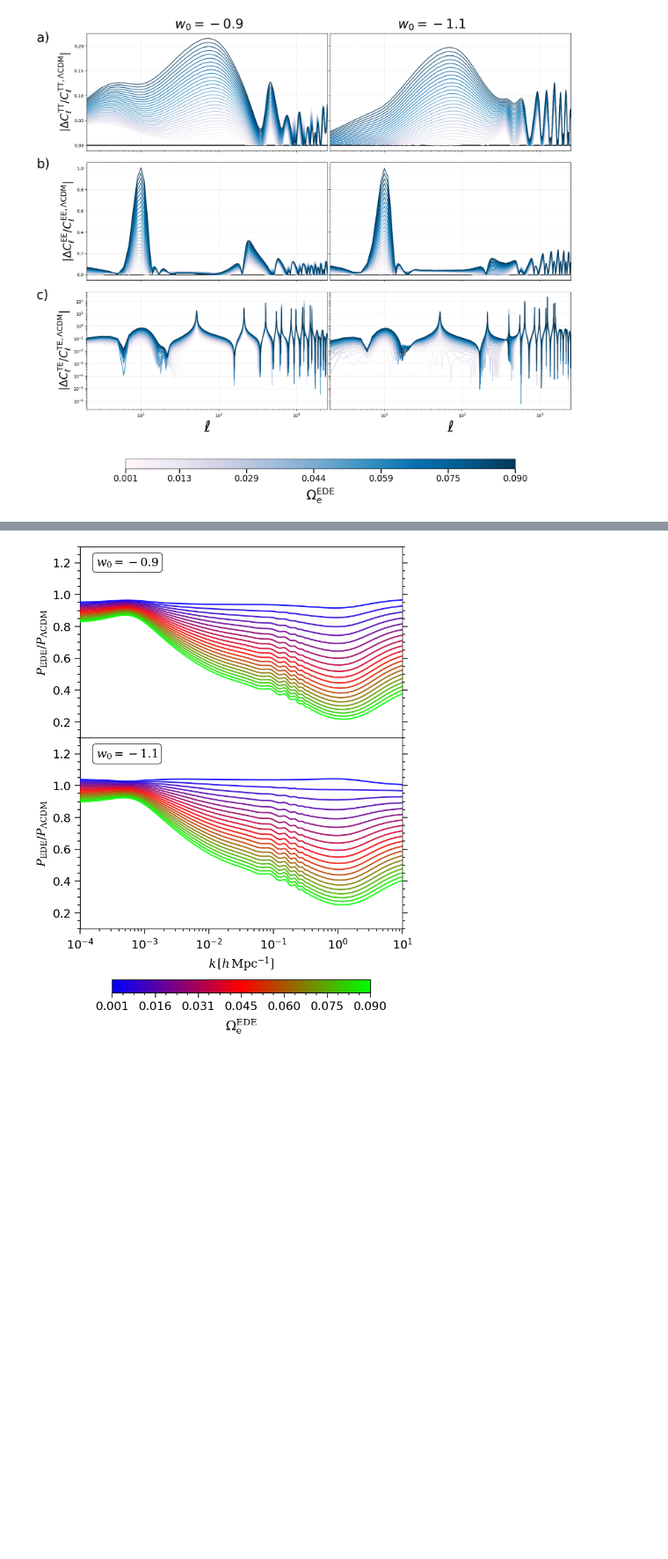
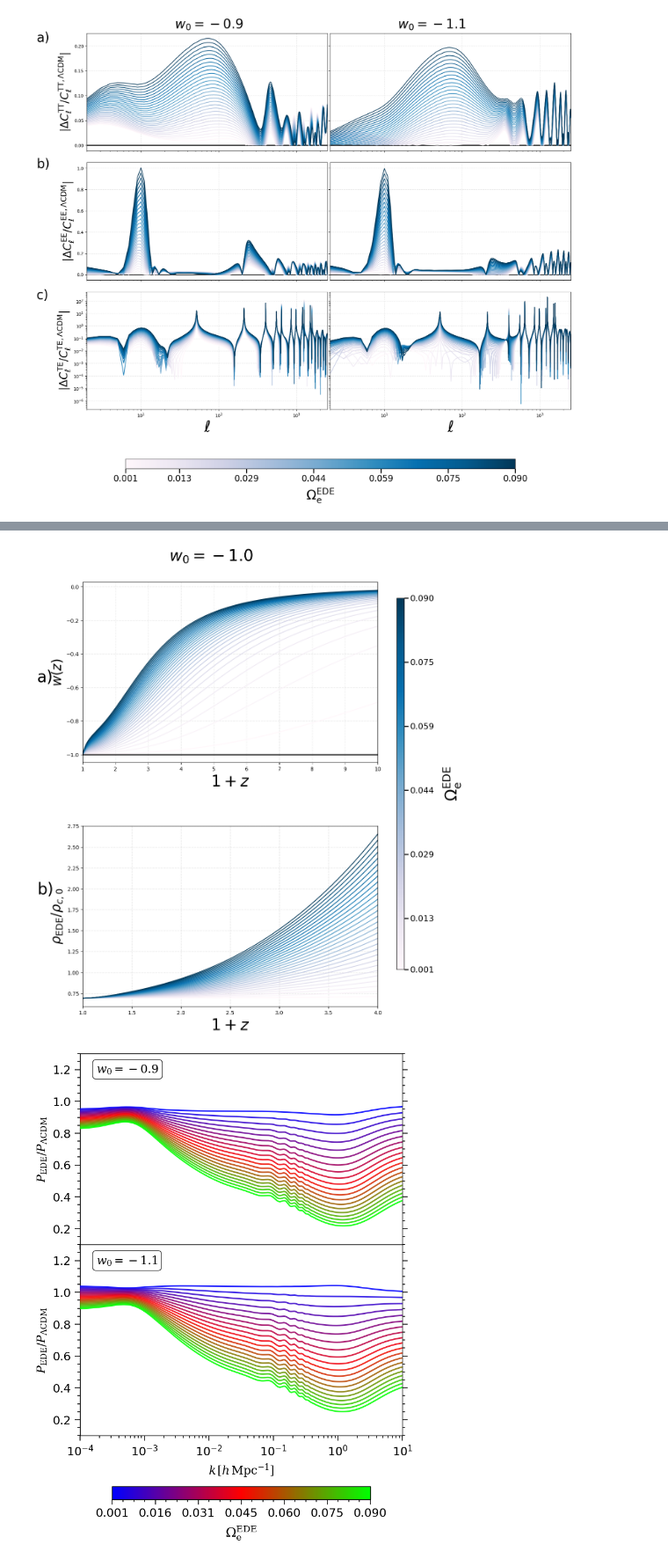
Before and after one commit to mazapataa/EDE, a Jupyter notebook: class_ede/notebooks/EDE_model (1).ipynb, the cells around one changed output, grey strips where cells are left out. Shown at 88% size. Drawn from its saved outputs; the diff is of its cells as text; code cells hidden in the pictures; blank space fills up the shorter version.

Commit message:
new background plot

```diff
--- a/class_ede/notebooks/EDE_model (1).ipynb
+++ b/class_ede/notebooks/EDE_model (1).ipynb
@@ -451,3 +525,102 @@ plt.show()
+# %%
+# ----------------------------------------------------------------------------
+# PLOT: w(z) AND rho_EDE(z)/rho_{c,0} FOR w0 = -1.0 ONLY
+# Single column, two rows, colorbar on the RIGHT, linear x-scale for w(z)
+# ----------------------------------------------------------------------------
+
+case_w1_bg = background_results[-1.0]
+
+def restrict(x_list, y_list, x_min, x_max):
+    """Trim each (x, y) curve to [x_min, x_max] BEFORE plotting so autoscale
+    never sees the huge early-universe values outside the visible range."""
+    x_out, y_out = [], []
+    for x, y in zip(x_list, y_list):
+        mask = (x >= x_min) & (x <= x_max)
+        x_out.append(x[mask])
+        y_out.append(y[mask])
+    return x_out, y_out
+
+fig, axes = plt.subplots(2, 1, figsize=(10, 14))  # different x-ranges per row -> no sharex
+
+for ax in axes:
+    ax.grid(False)
+
+cmap = plt.cm.PuBu
+norm = plt.Normalize(vmin=min(Omega_ede_values), vmax=max(Omega_ede_values))
+colors = [cmap(norm(Omega_ede)) for Omega_ede in Omega_ede_values]
+
+# ----------------------------------------------------------------------------
+# ROW 1: EQUATION OF STATE w(z), LINEAR x-SCALE, 1+z in [1, 10]
+# ----------------------------------------------------------------------------
+
+x_min1, x_max1 = 1, 10
+x1_r1, w1_r1 = restrict(case_w1_bg['one_plus_z'], case_w1_bg['w_fld'], x_min1, x_max1)
+
+ax = axes[0]
+for i in range(len(x1_r1)):
+    ax.plot(x1_r1[i], w1_r1[i], color=colors[i], lw=1.5, alpha=1.0)
+ax.axhline(y=-1, color='black', linestyle='-', alpha=1.0, linewidth=2.0)
+ax.set_ylabel(r"$w(z)$", fontsize=25)
+ax.set_xlabel(r"$1+z$", fontsize=30)
+ax.set_xlim(x_min1, x_max1)
+ax.grid(alpha=0.3, linestyle='--', linewidth=1.0)
+
+fig.text(0.02, 0.70, 'a)', fontsize=30, rotation=0, verticalalignment='center')
+fig.text(0.48, 0.92, r"$w_0 = -1.0$", fontsize=30, ha='center')
+
+# ----------------------------------------------------------------------------
+# ROW 2: NORMALIZED ENERGY DENSITY rho_EDE/rho_{c,0}, 1+z in [1, 4]
+# ----------------------------------------------------------------------------
+
+x_min2, x_max2 = 1, 4
+x1_r2, rho1_r2 = restrict(case_w1_bg['one_plus_z'], case_w1_bg['rho_ede_ratio'], x_min2, x_max2)
+
+ax = axes[1]
+for i in range(len(x1_r2)):
+    ax.plot(x1_r2[i], rho1_r2[i], color=colors[i], lw=1.5, alpha=1.0)
+ax.set_ylabel(r"$\rho_{\rm EDE}/\rho_{c,0}$", fontsize=25)
+ax.set_xlabel(r"$1+z$", fontsize=30)
+ax.set_xlim(x_min2, x_max2)
+ax.ticklabel_format(axis='y', style='plain')
+ax.grid(alpha=0.3, linestyle='--', linewidth=1.0)
+
+fig.text(0.02, 0.30, 'b)', fontsize=30, rotation=0, verticalalignment='center')
+
+# ----------------------------------------------------------------------------
+# COLORBAR — moved to the RIGHT, vertical
+# ----------------------------------------------------------------------------
+
+sm = plt.cm.ScalarMappable(cmap=cmap, norm=norm)
+sm.set_array([])
+
+cbar_ax = fig.add_axes([0.97, 0.15, 0.02, 0.7])  # [left, bottom, width, height]
+cbar = fig.colorbar(sm, cax=cbar_ax, orientation='vertical')
+cbar_ax.yaxis.set_ticks_position('right')
+cbar_ax.yaxis.set_label_position('right')
+cbar.set_label(r'$\Omega^{\rm EDE}_{\rm e}$', fontsize=30, labelpad=15)
+cbar.ax.tick_params(labelsize=18, length=8, width=2)
+
+if len(Omega_ede_values) >= 8:
+    n_ticks = min(7, len(Omega_ede_values))
+    tick_indices = np.linspace(0, len(Omega_ede_values)-1, n_ticks, dtype=int)
+    cbar.set_ticks([Omega_ede_values[i] for i in tick_indices])
+    cbar.set_ticklabels([f'{Omega_ede_values[i]:.3f}' for i in tick_indices], fontsize=16)
+elif len(Omega_ede_values) >= 5:
+    tick_indices = [0, len(Omega_ede_values)//4, len(Omega_ede_values)//2,
+                    3*len(Omega_ede_values)//4, -1]
+    cbar.set_ticks([Omega_ede_values[i] for i in tick_indices])
+    cbar.set_ticklabels([f'{Omega_ede_values[i]:.2f}' for i in tick_indices], fontsize=16)
+else:
+    cbar.set_ticks(Omega_ede_values)
+    cbar.set_ticklabels([f'{val:.3f}' for val in Omega_ede_values], fontsize=16)
+
+plt.subplots_adjust(left=0.14, right=0.92, bottom=0.08, top=0.88, hspace=0.35)
+
+plt.savefig('ede_background_w_rho_w0m1.pdf', bbox_inches='tight')
+
+plt.show()
+# %% [output]
+[figure, added]
 # %%
 import numpy as np
 import matplotlib.pyplot as plt
```
Also changed, not shown: parts of 1 cell of this notebook, 1 other file.
